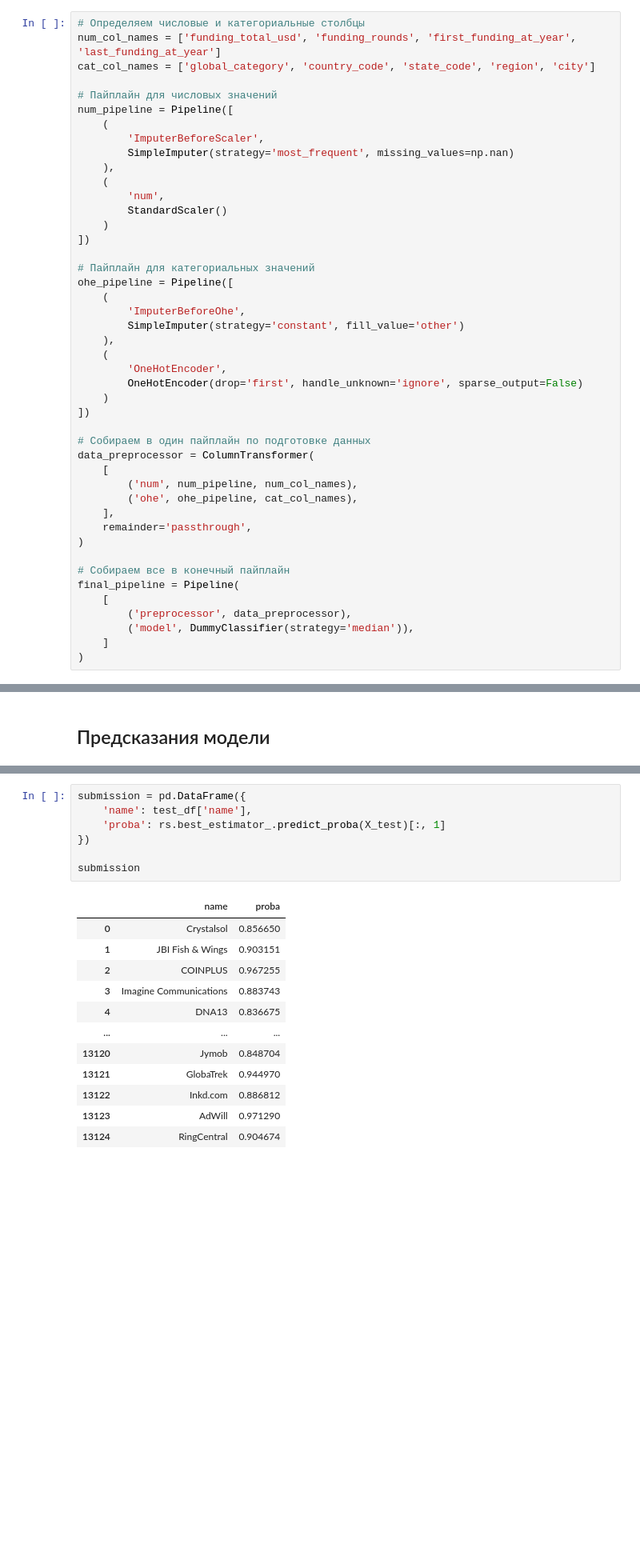
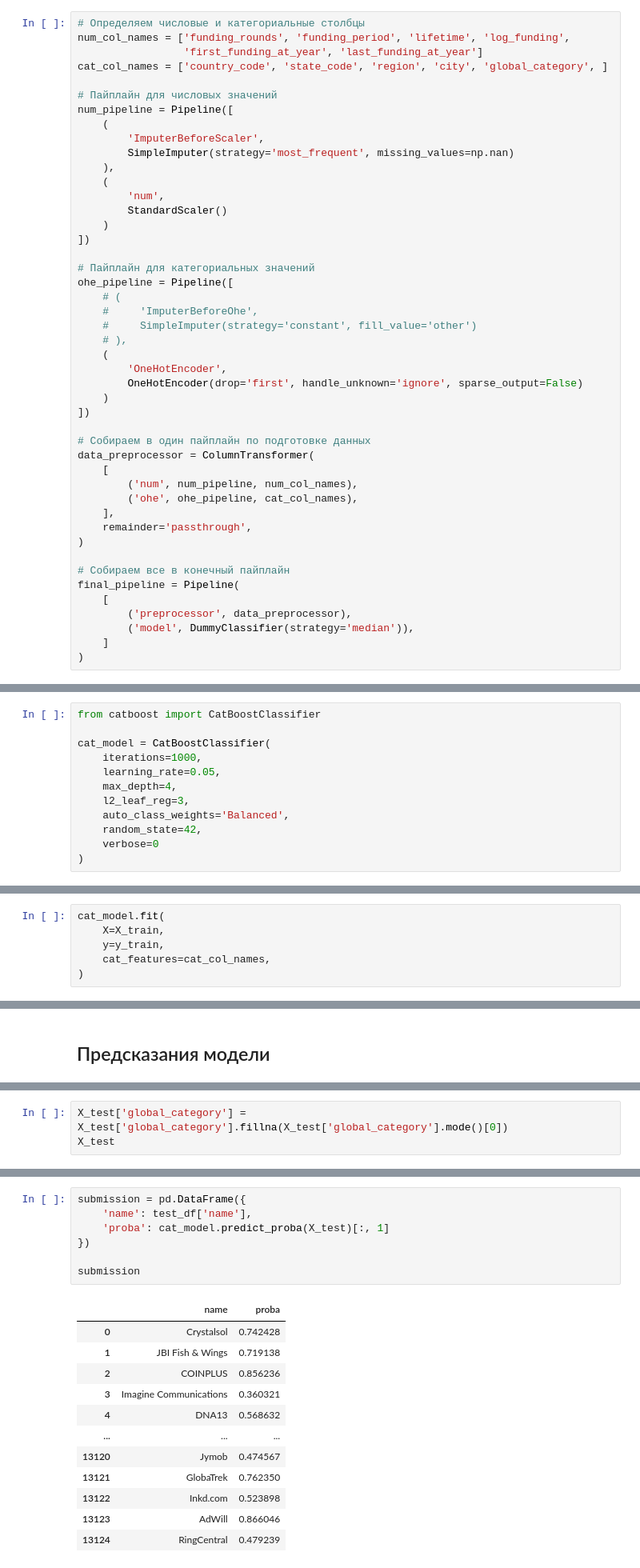
Before and after one commit to Moncervers/startup_closure_prediction, a Jupyter notebook: startup_close_prediction.ipynb, the cells around one changed output, grey strips where cells are left out. Shown at 80% size. Drawn from its saved outputs; the diff is of its cells as text; blank space fills up the shorter version.

```diff
--- a/startup_close_prediction.ipynb
+++ b/startup_close_prediction.ipynb
@@ -900,7 +972,8 @@ df_processed
 # %%
 # Определяем числовые и категориальные столбцы
-num_col_names = ['funding_total_usd', 'funding_rounds', 'first_funding_at_year', 'last_funding_at_year']
-cat_col_names = ['global_category', 'country_code', 'state_code', 'region', 'city']
+num_col_names = ['funding_rounds', 'funding_period', 'lifetime', 'log_funding',
+                 'first_funding_at_year', 'last_funding_at_year']
+cat_col_names = ['country_code', 'state_code', 'region', 'city', 'global_category', ]
 
 # Пайплайн для числовых значений
 num_pipeline = Pipeline([
@@ -916,10 +989,10 @@ num_pipeline = Pipeline([
 
 # Пайплайн для категориальных значений
 ohe_pipeline = Pipeline([
-    (
-        'ImputerBeforeOhe',
-        SimpleImputer(strategy='constant', fill_value='other')
-    ),
+    # (
+    #     'ImputerBeforeOhe',
+    #     SimpleImputer(strategy='constant', fill_value='other')
+    # ),
     (
         'OneHotEncoder',
         OneHotEncoder(drop='first', handle_unknown='ignore', sparse_output=False)
@@ -1135,0 +1228,12 @@ f1_score(predictions['actual'], predictions['prediction'])
+# %%
+from catboost import CatBoostClassifier
+
+cat_model = CatBoostClassifier(
+    iterations=1000,
+    learning_rate=0.05,
+    max_depth=4,
+    l2_leaf_reg=3,
+    auto_class_weights='Balanced',
+    random_state=42,
+    verbose=0
+)
@@ -1135,0 +1244,6 @@ f1_score(predictions['actual'], predictions['prediction'])
+# %%
+cat_model.fit(
+    X=X_train,
+    y=y_train,
+    cat_features=cat_col_names,
+)
@@ -1234,0 +1387,3 @@ X_test
+# %%
+X_test['global_category'] = X_test['global_category'].fillna(X_test['global_category'].mode()[0])
+X_test
@@ -1235,23 +1404,23 @@ X_test
 # %%
 submission = pd.DataFrame({
     'name': test_df['name'],
-    'proba': rs.best_estimator_.predict_proba(X_test)[:, 1]
+    'proba': cat_model.predict_proba(X_test)[:, 1]
 })
 
 submission
 # %% [output]
 |  | name | proba |
-| 0 | Crystalsol | 0.856650 |
-| 1 | JBI Fish & Wings | 0.903151 |
-| 2 | COINPLUS | 0.967255 |
-| 3 | Imagine Communications | 0.883743 |
-| 4 | DNA13 | 0.836675 |
+| 0 | Crystalsol | 0.742428 |
+| 1 | JBI Fish & Wings | 0.719138 |
+| 2 | COINPLUS | 0.856236 |
+| 3 | Imagine Communications | 0.360321 |
+| 4 | DNA13 | 0.568632 |
 | ... | ... | ... |
-| 13120 | Jymob | 0.848704 |
-| 13121 | GlobaTrek | 0.944970 |
-| 13122 | Inkd.com | 0.886812 |
-| 13123 | AdWill | 0.971290 |
-| 13124 | RingCentral | 0.904674 |
+| 13120 | Jymob | 0.474567 |
+| 13121 | GlobaTrek | 0.762350 |
+| 13122 | Inkd.com | 0.523898 |
+| 13123 | AdWill | 0.866046 |
+| 13124 | RingCentral | 0.479239 |
 13125 rows × 2 columns
 # %%
 # Проверка для колонки 'category_list'
```
Also changed, not shown: parts of 36 cells of this notebook.
